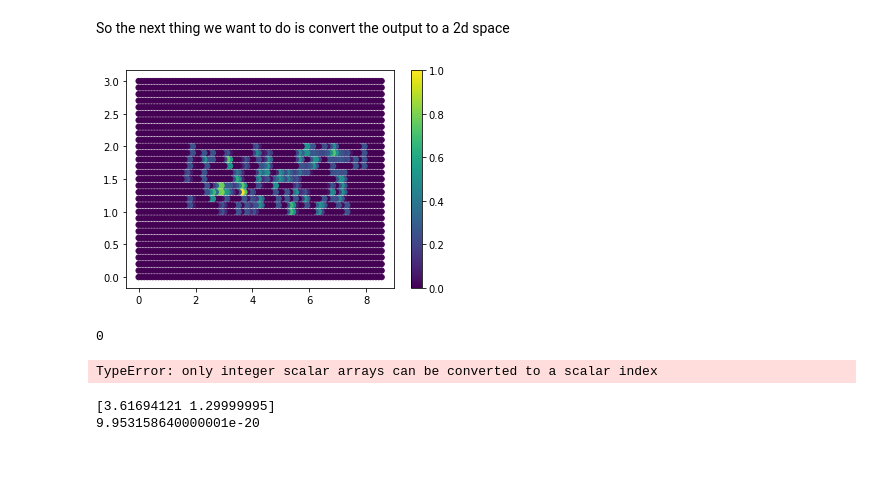
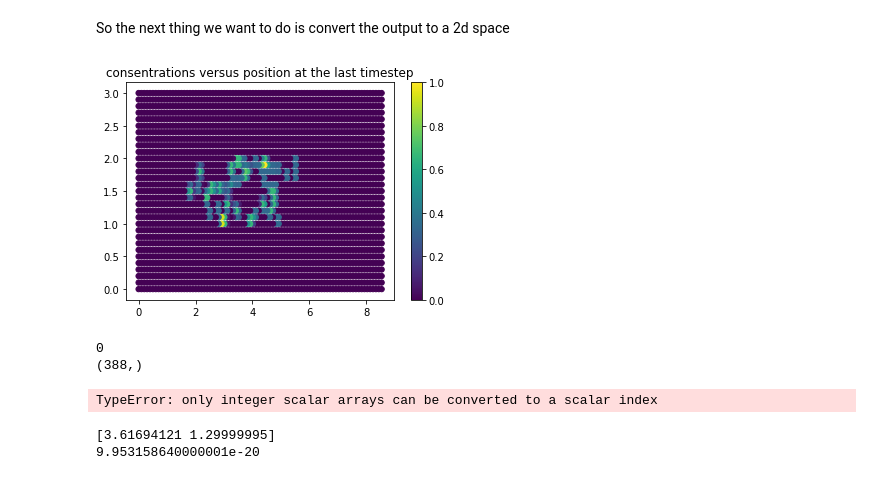
Before and after one commit to russelldj/SmokeDetectorOptimization, a Jupyter notebook: Visualization.ipynb, the cells around one changed output. Drawn from its saved outputs; the diff is of its cells as text; code cells hidden in the pictures.

```diff
--- a/Visualization.ipynb
+++ b/Visualization.ipynb
@@ -84,27 +60,29 @@ print(all_times)
 So the next thing we want to do is convert the output to a 2d space
 # %%
 import numpy as np
-#pdb.set_trace()
 # starting with a really bad iterative method
-max_val = np.max(df['C'].values[0:-1])
+last_consentrations = all_times[-1] # get the last
 
-#for num, row in df.iterrows():
-#   #print(row['X'])
-cb = plt.scatter(df['X'], df['Y'], c=df['C'] / max_val, s = 28)
+max_val = np.max(last_consentrations['C'].values[0:-1])
+
+cb = plt.scatter(last_consentrations['X'], last_consentrations['Y'], c=last_consentrations['C'] / max_val, s = 28)
 plt.colorbar(cb) # Add a colorbar to a plot
+plt.title("consentrations versus position at the last timestep")
 plt.pause(.2)
 
 consentrations = np.asarray([x['C'].values[:-1] for x in all_times])
 alarmed = consentrations > 2e-21
 nonzero = np.nonzero(alarmed.transpose())
 for i in range(alarmed.shape[0]):
     print(i)
     same = i == nonzero[1]
+    print(same.shape)
     print(nonzero[same])
 #print(nonzero[1])
 # %% [output]
-[figure, old version]
+[figure, new version]
 0
+(388,)
 TypeError: only integer scalar arrays can be converted to a scalar index
 # %%
 
```
Also changed, not shown: parts of 2 cells of this notebook, 4 other files.
